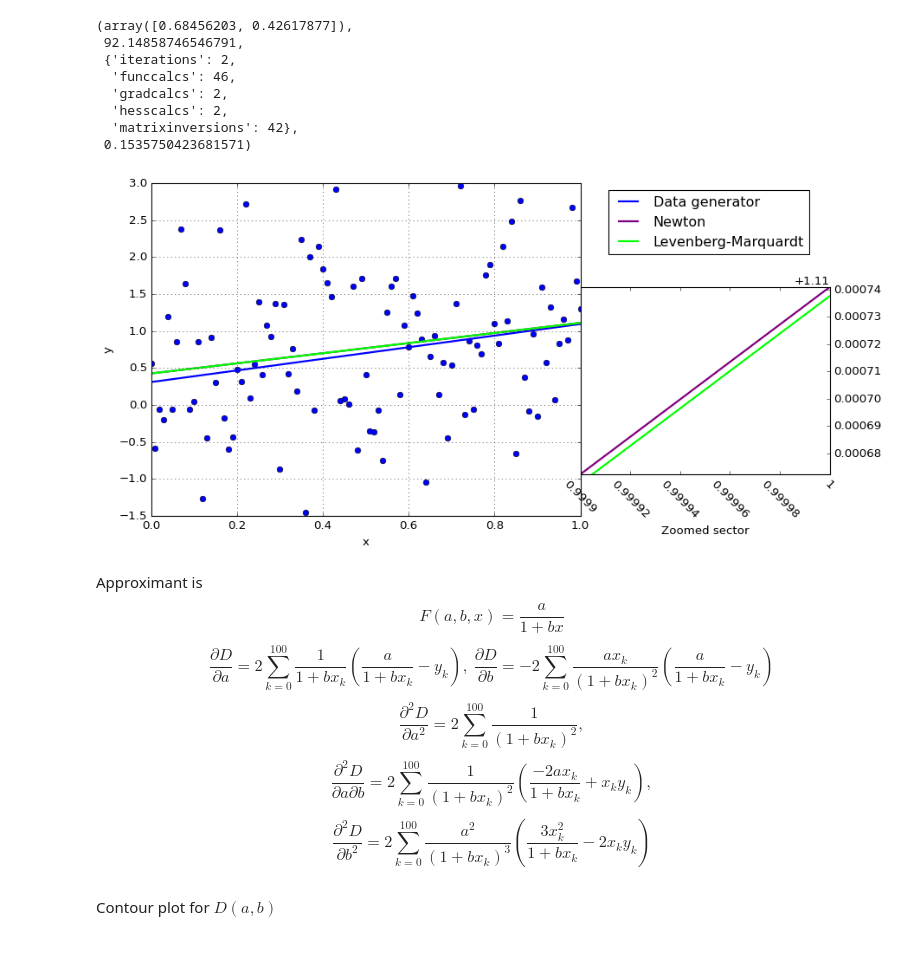
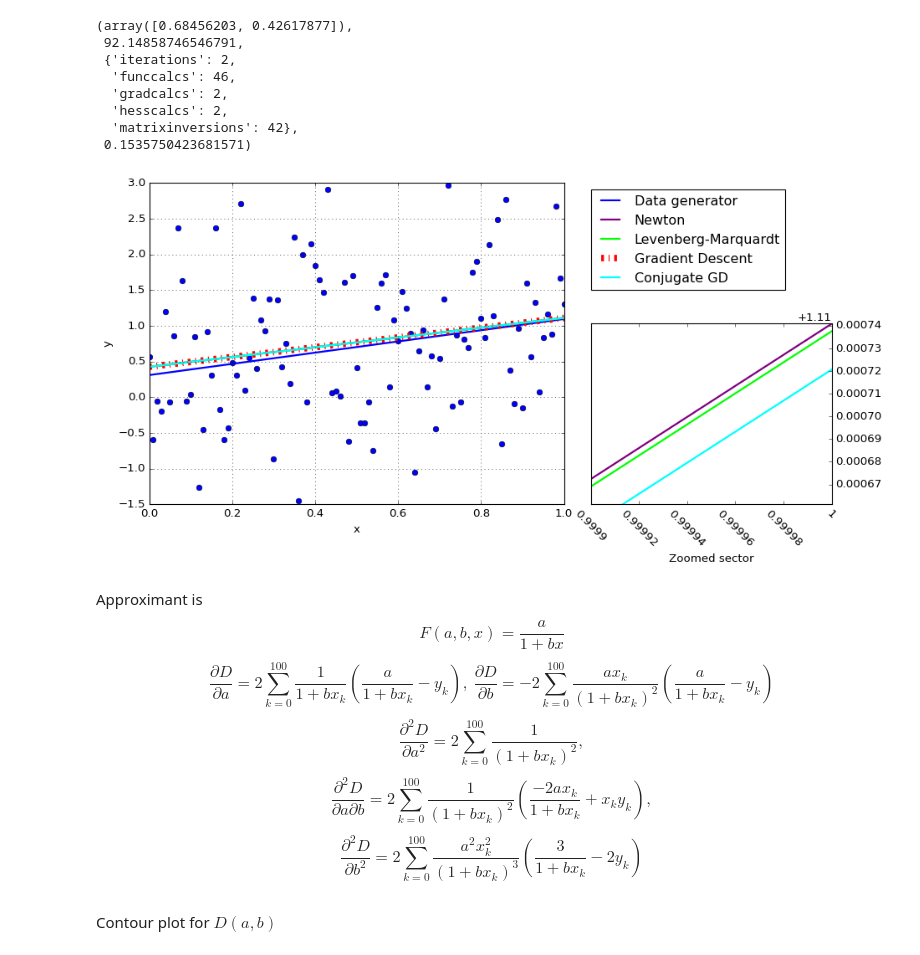
Before and after one commit to dmitry-grigorev/AlgoAnalysisDevelopment, a Jupyter notebook: Task3/Task3notebook.ipynb, the cells around one changed output. Cells and saved outputs as stored; diff of their text form; code cells hidden in the pictures.

Commit message:
Task 4 graphs and results are obtained

```diff
--- a/Task3/Task3notebook.ipynb
+++ b/Task3/Task3notebook.ipynb
@@ -59,0 +63,3 @@ limits = np.array([[0, 1], [0, 1]], dtype=float)
+# %%
+gdans = gradient_descent_method(cost_function_v, cost_function_grad, x0, limits)
+gdans
@@ -59,0 +71,3 @@ limits = np.array([[0, 1], [0, 1]], dtype=float)
+# %%
+cgdans = conjugate_gradient_method(cost_function_v, cost_function_grad, x0, limits)
+cgdans
@@ -60,5 +79,5 @@ limits = np.array([[0, 1], [0, 1]], dtype=float)
 # %%
-newans = newtons(cost_function_v, limits, np.array([0.1, 0.1]), funcgrad=cost_function_grad,
+newans = newtons(cost_function_v, limits, x0, funcgrad=cost_function_grad,
         funchess=cost_function_hess, optpoint = np.array([alpha, beta]))
 newans
 # %% [output]
@@ -71,7 +90,7 @@ newans
   'matrixinversions': 2},
  0.15357504216757092)
 # %%
-lmans1 = levenmarq(cost_function_v, limits, np.array([0.1, 0.1]), funcgrad=cost_function_grad,
+lmans1 = levenmarq(cost_function_v, limits, x0, funcgrad=cost_function_grad,
           funchess=cost_function_hess, regulpar=1., optpoint = np.array([alpha, beta]))
 lmans1
 # %% [output]
@@ -99,38 +118,40 @@ lmans2
 # %%
 fig = plt.figure(facecolor="white")
 ax = fig.add_subplot(1, 1, 1)
 plt.plot(x, y, "bo")
 plt.axline((0, beta), slope = alpha, color = "blue", linewidth = 2, label= "Data generator")
 plt.axline((0, newans[0][1]), slope = newans[0][0], color = "purple", linewidth = 2, label= "Newton")
 plt.axline((0, lmans1[0][1]), slope = lmans1[0][0], color = "lime", linewidth = 2, label= "Levenberg-Marquardt")
-#plt.axline((0, nmans.x[1]), slope = nmans.x[0], color = "red", linewidth = 2, label= "Nelder-Mead")
+plt.axline((0, gdans[0][1]), slope = gdans[0][0], color = "red", linewidth = 7, label= "Gradient Descent", linestyle = "-.")
+plt.axline((0, cgdans[0][1]), slope = cgdans[0][0], color = "cyan", linewidth = 2, label= "Conjugate GD")
 plt.xlabel("x")
 plt.ylabel("y")
 
 plt.legend(bbox_to_anchor=(1.05, 1), loc='upper left')
 #plt.xticks(rotation = 45)
 ax.grid(True)
 
 f = lambda x: newans[0][1] + newans[0][0]*x
 
-axes = plt.axes([.90, .2, .45, .45])
+axes = plt.axes([.95, .1, .45, .45])
 axes.plot(x, y, "bo")
 axes.set_xlim((0.9999, 1.))
-axes.set_ylim((f(0.9999), f(1.)))
+axes.set_ylim((f(0.9999)/1.00001, f(1.)*1.0000001))
 axes.yaxis.tick_right()
 axes.axline((0, beta), slope = alpha, color = "blue", linewidth = 2, label= "Data generator")
-axes.axline((0, newans[0][1]), slope = newans[0][0], color = "purple", linewidth = 2, label= "Exhaustive search")
-axes.axline((0, lmans1[0][1]), slope = lmans1[0][0], color = "lime", linewidth = 2, label= "Gauss")
-#axes.axline((0, nmans.x[1]), slope = nmans.x[0], color = "red", linewidth = 2, label= "Nelder-Mead")
+axes.axline((0, newans[0][1]), slope = newans[0][0], color = "purple", linewidth = 2)
+axes.axline((0, lmans1[0][1]), slope = lmans1[0][0], color = "lime", linewidth = 2)
+axes.axline((0, gdans[0][1]), slope = gdans[0][0], color = "red", linewidth = 5, linestyle = "-.")
+axes.axline((0, cgdans[0][1]), slope = cgdans[0][0], color = "cyan", linewidth = 2)
 axes.set_xlabel("Zoomed sector")
 axes.set_xticklabels(np.linspace(0.9999, 1., 11), rotation = -45)
 axes.xaxis.set_major_formatter(plt.FormatStrFormatter('%g'))
 # %% [output]
-[figure, old version]
+[figure, new version]
 # %% [markdown]
 Approximant is $$ F(a, b, x) = \frac{a}{1+bx}$$
 $$ \frac{\partial D}{\partial a} = 2 \sum_{k=0}^{100}\frac{1}{1+bx_k}\left(\frac{a}{1+bx_k}-y_k\right),\ \frac{\partial D}{\partial b} = -2\sum_{k=0}^{100} \frac{ax_k}{(1+bx_k)^2}\left(\frac{a}{1+bx_k}-y_k\right) $$
-$$ \frac{\partial^2 D}{\partial a^2} = 2\sum_{k=0}^{100} \frac{1}{(1+bx_k)^2},$$ $$ \frac{\partial^2 D}{\partial a \partial b} = 2\sum_{k=0}^{100} \frac{1}{(1+bx_k)^2} \left( \frac{-2ax_k}{1+bx_k} + x_ky_k \right),$$ $$ \frac{\partial^2 D}{\partial b^2} = 2\sum_{k=0}^{100} \frac{a^2}{(1+bx_k)^3} \left( \frac{3x^2_k}{1+bx_k} - 2x_ky_k \right) $$
+$$ \frac{\partial^2 D}{\partial a^2} = 2\sum_{k=0}^{100} \frac{1}{(1+bx_k)^2},$$ $$ \frac{\partial^2 D}{\partial a \partial b} = 2\sum_{k=0}^{100} \frac{1}{(1+bx_k)^2} \left( \frac{-2ax_k}{1+bx_k} + x_ky_k \right),$$ $$ \frac{\partial^2 D}{\partial b^2} = 2\sum_{k=0}^{100} \frac{a^2x^2_k}{(1+bx_k)^3} \left( \frac{3}{1+bx_k} - 2y_k \right) $$
 # %%
 def cost_function1(a, b):
     y_pred = a/(1+b*x)
```
Also changed, not shown: parts of 15 cells of this notebook, 1 other file.
